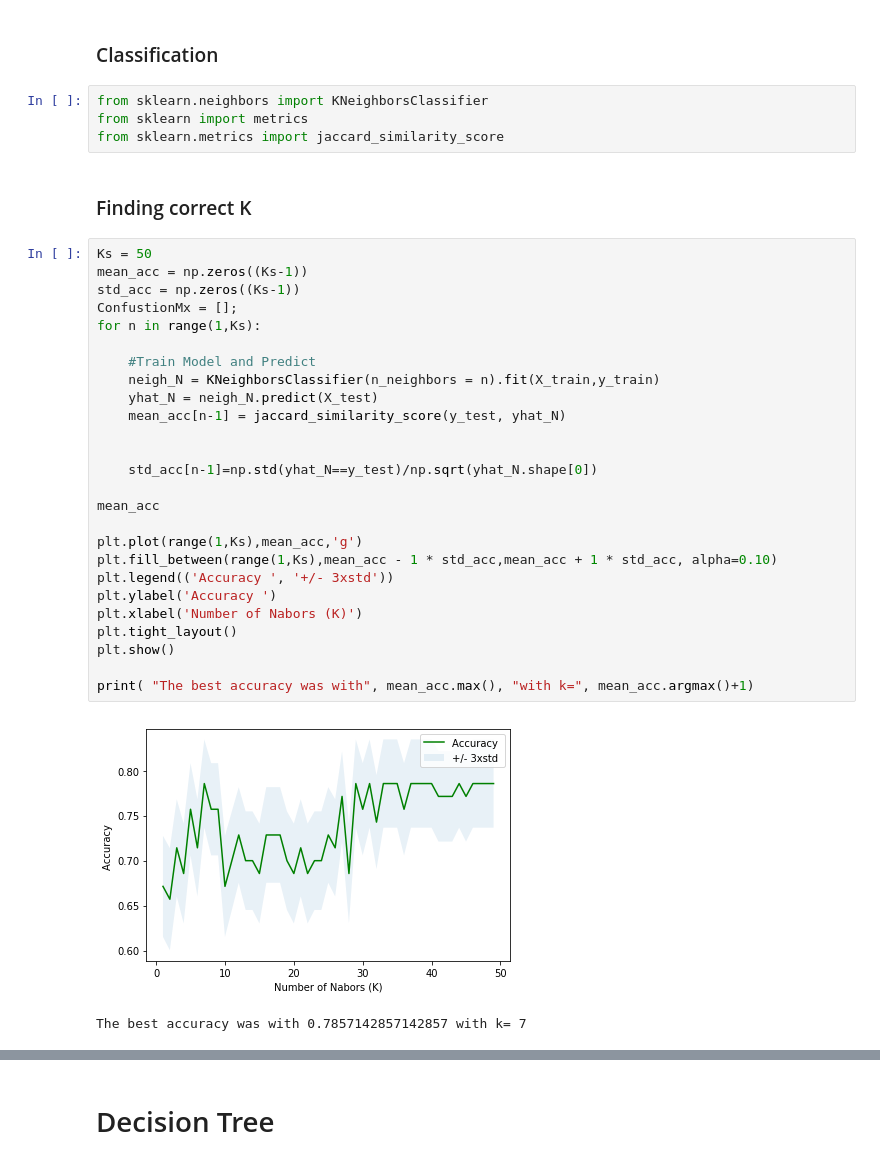
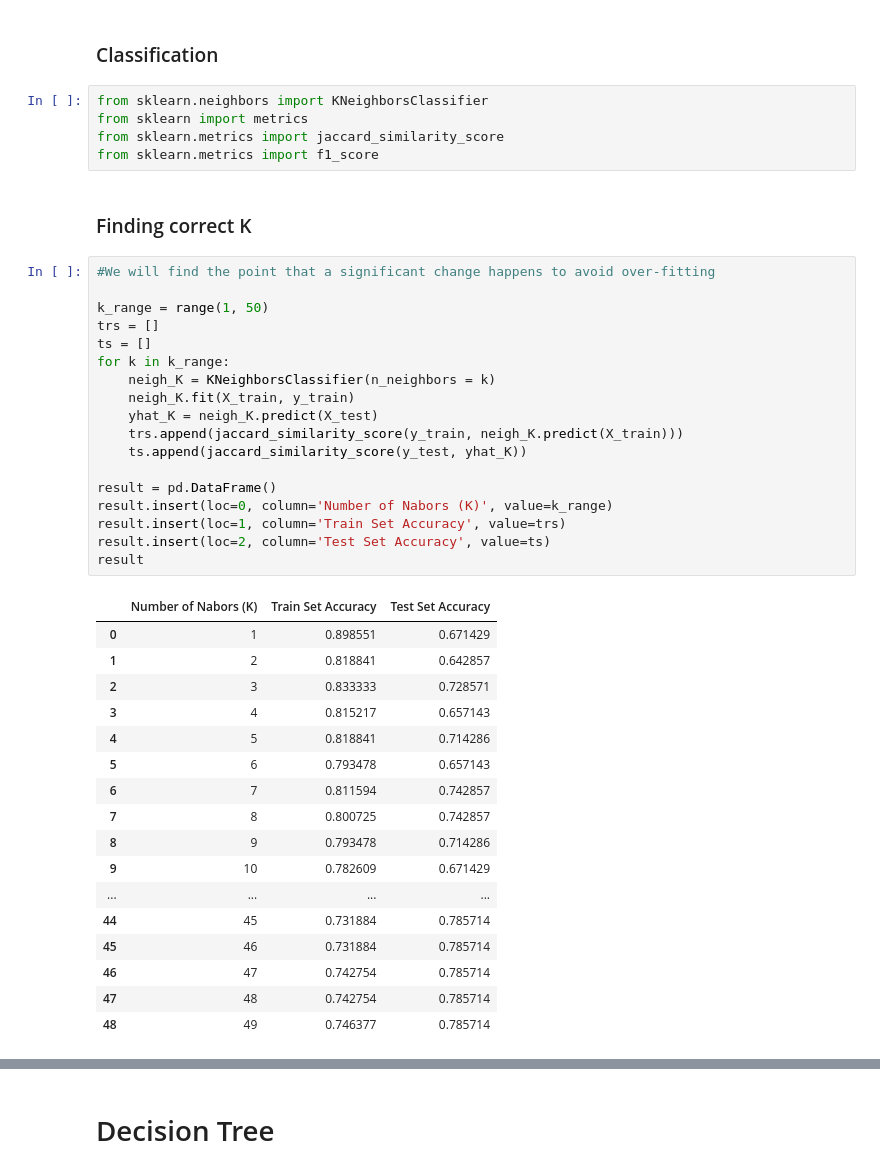
Before and after one commit to gad1981/Coursera_Machine_Learning, a Jupyter notebook: Machine_Learning_with_Python_FA.ipynb, the cells around one changed output, grey strips where cells are left out. Drawn from its saved outputs; the diff is of its cells as text.

```diff
--- a/Machine_Learning_with_Python_FA.ipynb
+++ b/Machine_Learning_with_Python_FA.ipynb
@@ -292,34 +312,42 @@ Test set: (70, 8) (70,)
 from sklearn.neighbors import KNeighborsClassifier
 from sklearn import metrics
 from sklearn.metrics import jaccard_similarity_score
+from sklearn.metrics import f1_score
 # %% [markdown]
 ### Finding correct K
-# %%
-Ks = 50
-mean_acc = np.zeros((Ks-1))
-std_acc = np.zeros((Ks-1))
-ConfustionMx = [];
-for n in range(1,Ks):
-
-    #Train Model and Predict
-    neigh_N = KNeighborsClassifier(n_neighbors = n).fit(X_train,y_train)
-    yhat_N = neigh_N.predict(X_test)
-    mean_acc[n-1] = jaccard_similarity_score(y_test, yhat_N)
-
-
-    std_acc[n-1]=np.std(yhat_N==y_test)/np.sqrt(yhat_N.shape[0])
-
-mean_acc
-
-plt.plot(range(1,Ks),mean_acc,'g')
-plt.fill_between(range(1,Ks),mean_acc - 1 * std_acc,mean_acc + 1 * std_acc, alpha=0.10)
-plt.legend(('Accuracy ', '+/- 3xstd'))
-plt.ylabel('Accuracy ')
-plt.xlabel('Number of Nabors (K)')
-plt.tight_layout()
-plt.show()
-
-print( "The best accuracy was with", mean_acc.max(), "with k=", mean_acc.argmax()+1)
-# %% [output]
-[figure, removed]
-The best accuracy was with 0.7857142857142857 with k= 7
+# %%
+#We will find the point that a significant change happens to avoid over-fitting
+
+k_range = range(1, 50)
+trs = []
+ts = []
+for k in k_range:
+    neigh_K = KNeighborsClassifier(n_neighbors = k)
+    neigh_K.fit(X_train, y_train)
+    yhat_K = neigh_K.predict(X_test)
+    trs.append(jaccard_similarity_score(y_train, neigh_K.predict(X_train)))
+    ts.append(jaccard_similarity_score(y_test, yhat_K))
+
+result = pd.DataFrame()
+result.insert(loc=0, column='Number of Nabors (K)', value=k_range)
+result.insert(loc=1, column='Train Set Accuracy', value=trs)
+result.insert(loc=2, column='Test Set Accuracy', value=ts)
+result
+# %% [output]
+|  | Number of Nabors (K) | Train Set Accuracy | Test Set Accuracy |
+| 0 | 1 | 0.898551 | 0.671429 |
+| 1 | 2 | 0.818841 | 0.642857 |
+| 2 | 3 | 0.833333 | 0.728571 |
+| 3 | 4 | 0.815217 | 0.657143 |
+| 4 | 5 | 0.818841 | 0.714286 |
+| 5 | 6 | 0.793478 | 0.657143 |
+| 6 | 7 | 0.811594 | 0.742857 |
+| 7 | 8 | 0.800725 | 0.742857 |
+| 8 | 9 | 0.793478 | 0.714286 |
+| 9 | 10 | 0.782609 | 0.671429 |
+| ... | ... | ... | ... |
+| 44 | 45 | 0.731884 | 0.785714 |
+| 45 | 46 | 0.731884 | 0.785714 |
+| 46 | 47 | 0.742754 | 0.785714 |
+| 47 | 48 | 0.742754 | 0.785714 |
+| 48 | 49 | 0.746377 | 0.785714 |
```
Also changed, not shown: parts of 38 cells of this notebook.
